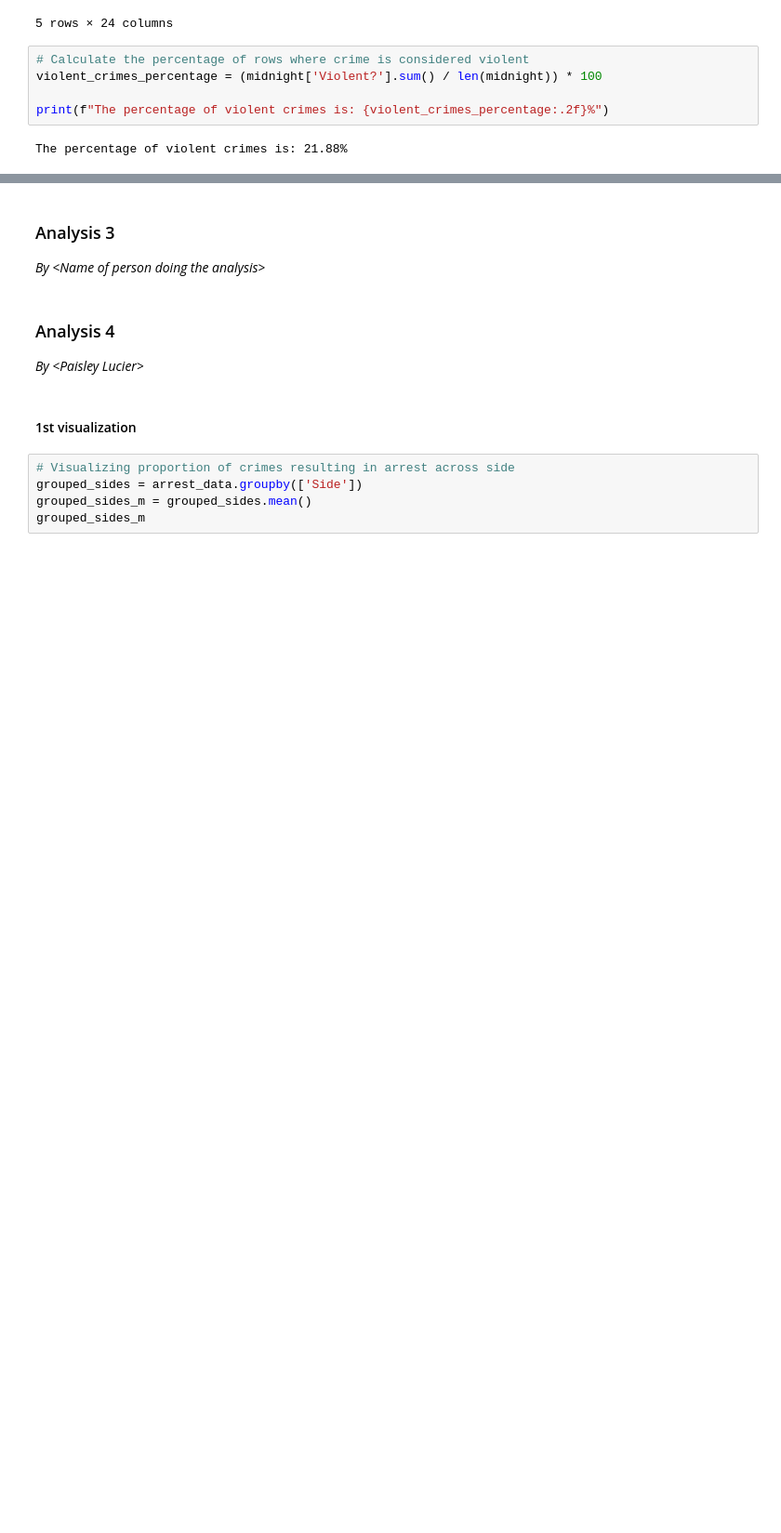
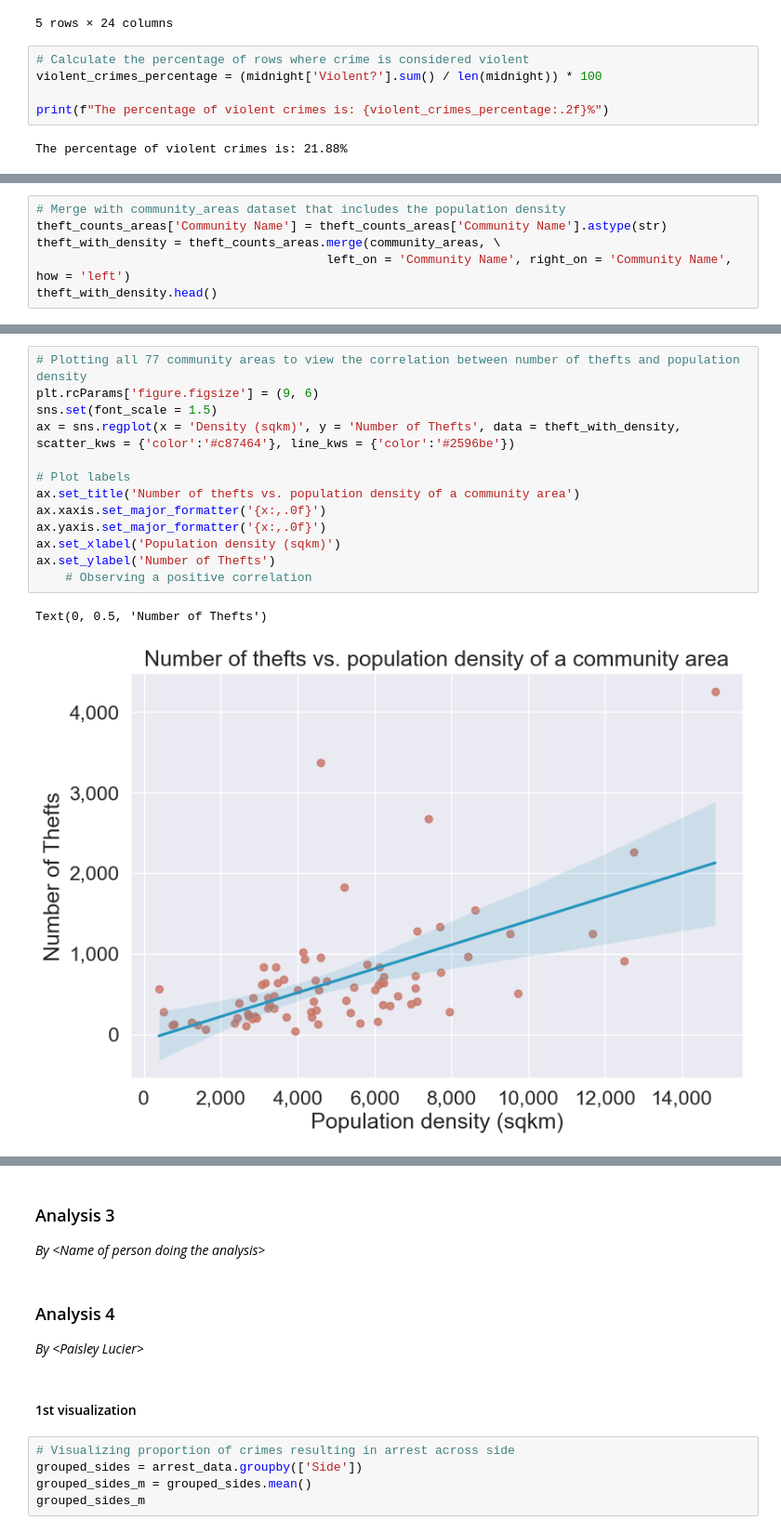
Before and after one commit to ashou2004/Chicago-Crime-Data-Analysis, a Jupyter notebook: Combined_Code.ipynb, the cells around one changed output, grey strips where cells are left out. Shown at 93% size. Cells and saved outputs as stored; diff of their text form; blank space fills up the shorter version.

```diff
--- a/Combined_Code.ipynb
+++ b/Combined_Code.ipynb
@@ -718,0 +770,6 @@ The percentage of violent crimes is: 21.88%
+# %%
+# Merge with community_areas dataset that includes the population density
+theft_counts_areas['Community Name'] = theft_counts_areas['Community Name'].astype(str)
+theft_with_density = theft_counts_areas.merge(community_areas, \
+                                        left_on = 'Community Name', right_on = 'Community Name', how = 'left')
+theft_with_density.head()
@@ -718,0 +800,16 @@ The percentage of violent crimes is: 21.88%
+# %%
+# Plotting all 77 community areas to view the correlation between number of thefts and population density
+plt.rcParams['figure.figsize'] = (9, 6)
+sns.set(font_scale = 1.5)
+ax = sns.regplot(x = 'Density (sqkm)', y = 'Number of Thefts', data = theft_with_density, scatter_kws = {'color':'#c87464'}, line_kws = {'color':'#2596be'})
+
+# Plot labels
+ax.set_title('Number of thefts vs. population density of a community area')
+ax.xaxis.set_major_formatter('{x:,.0f}')
+ax.yaxis.set_major_formatter('{x:,.0f}')
+ax.set_xlabel('Population density (sqkm)')
+ax.set_ylabel('Number of Thefts')
+    # Observing a positive correlation
+# %% [output]
+Text(0, 0.5, 'Number of Thefts')
+[figure, added]
```
Also changed, not shown: parts of 15 cells of this notebook.
